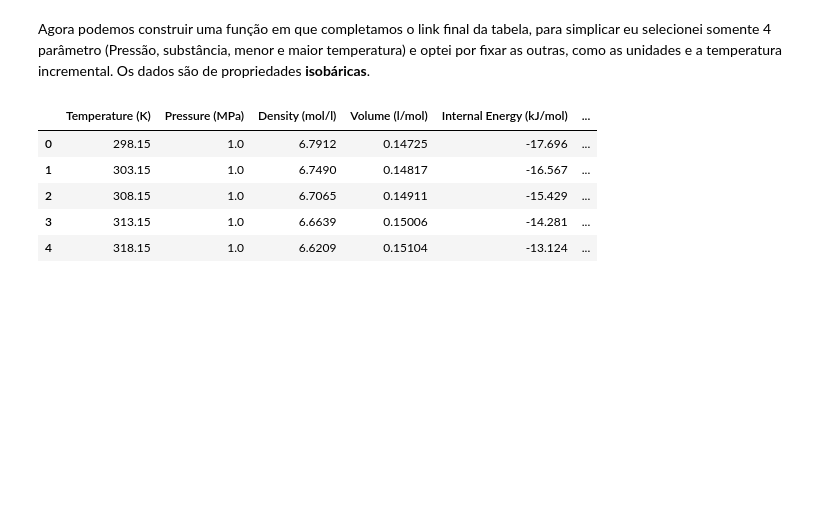
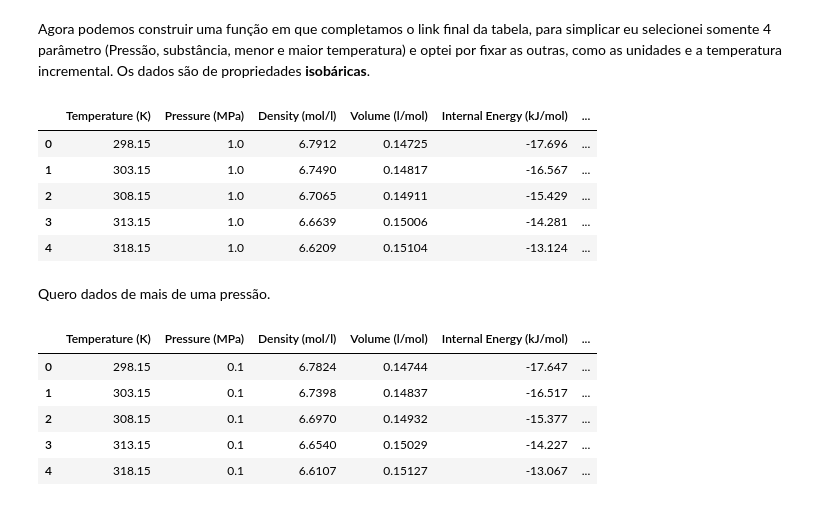
Before and after one commit to jorgelum/EQ, a Jupyter notebook: Raspagem_eq.ipynb, the cells around one changed output. Saved outputs shown, nothing was run; the diff lists cells and outputs as text; code cells hidden in the pictures; blank space fills up the shorter version.

```diff
--- a/Raspagem_eq.ipynb
+++ b/Raspagem_eq.ipynb
@@ -97,6 +98,7 @@ def raspagem(P, substancia, Tinic = 293.15,Tfinal = 600):
   # Selecionar as substâncias
   link = "https://webbook.nist.gov/chemistry/fluid/"
   requisicao = requests.get(link)
+  site = BeautifulSoup(requisicao.text,'html.parser')
   sample_string = str(site.find("select"))
 
   pattern = re.compile(r'value="(C\d+)">(\w+)</option>')
@@ -121,4 +123,23 @@ df.head()
 | 2 | 308.15 | 1.0 | 6.7065 | 0.14911 | -15.429 | ... |
 | 3 | 313.15 | 1.0 | 6.6639 | 0.15006 | -14.281 | ... |
 | 4 | 318.15 | 1.0 | 6.6209 | 0.15104 | -13.124 | ... |
+# %% [markdown]
+Quero dados de mais de uma pressão.
+# %%
+df = pd.DataFrame()
+lista_P = [0.1,0.5,1.0,1.5,2.0]
+for i in lista_P:
+  df_novo = raspagem(i,'Heptane',298.15,600)
+  df = pd.concat([df ,df_novo] ,axis = 0)
+  time.sleep(5)
+
+
+df.head()
+# %% [output]
+|  | Temperature (K) | Pressure (MPa) | Density (mol/l) | Volume (l/mol) | Internal Energy (kJ/mol) | ... |
+| 0 | 298.15 | 0.1 | 6.7824 | 0.14744 | -17.647 | ... |
+| 1 | 303.15 | 0.1 | 6.7398 | 0.14837 | -16.517 | ... |
+| 2 | 308.15 | 0.1 | 6.6970 | 0.14932 | -15.377 | ... |
+| 3 | 313.15 | 0.1 | 6.6540 | 0.15029 | -14.227 | ... |
+| 4 | 318.15 | 0.1 | 6.6107 | 0.15127 | -13.067 | ... |
 # %%
```
Also changed, not shown: parts of 2 cells of this notebook.
